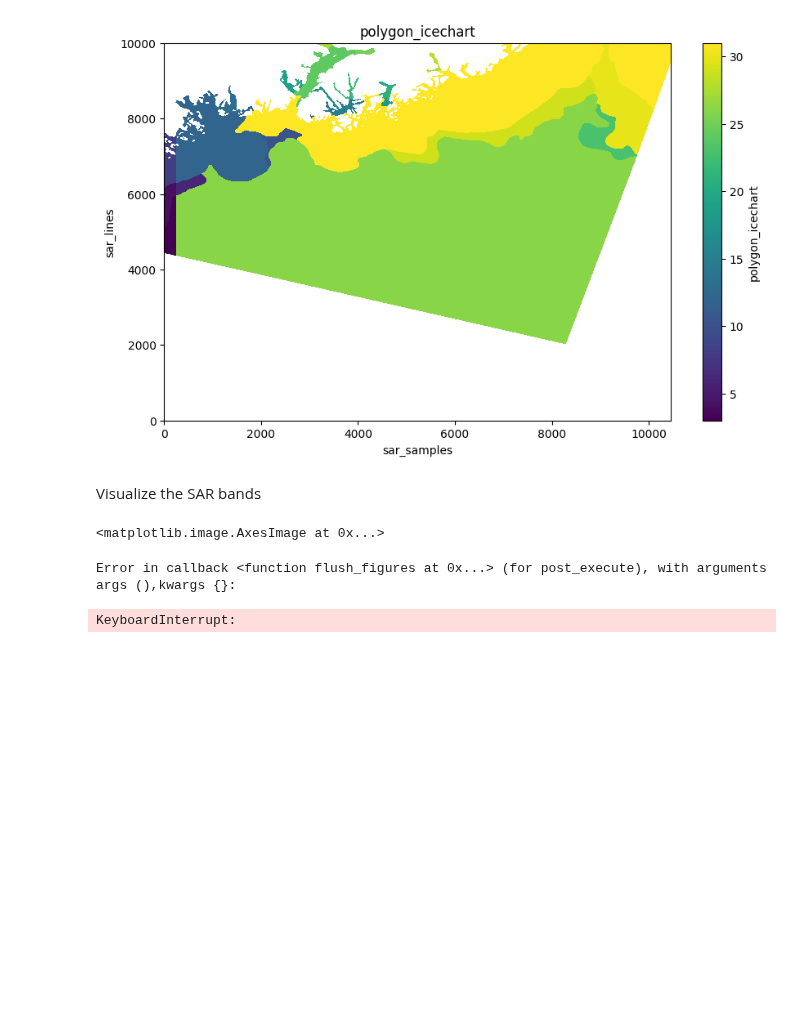
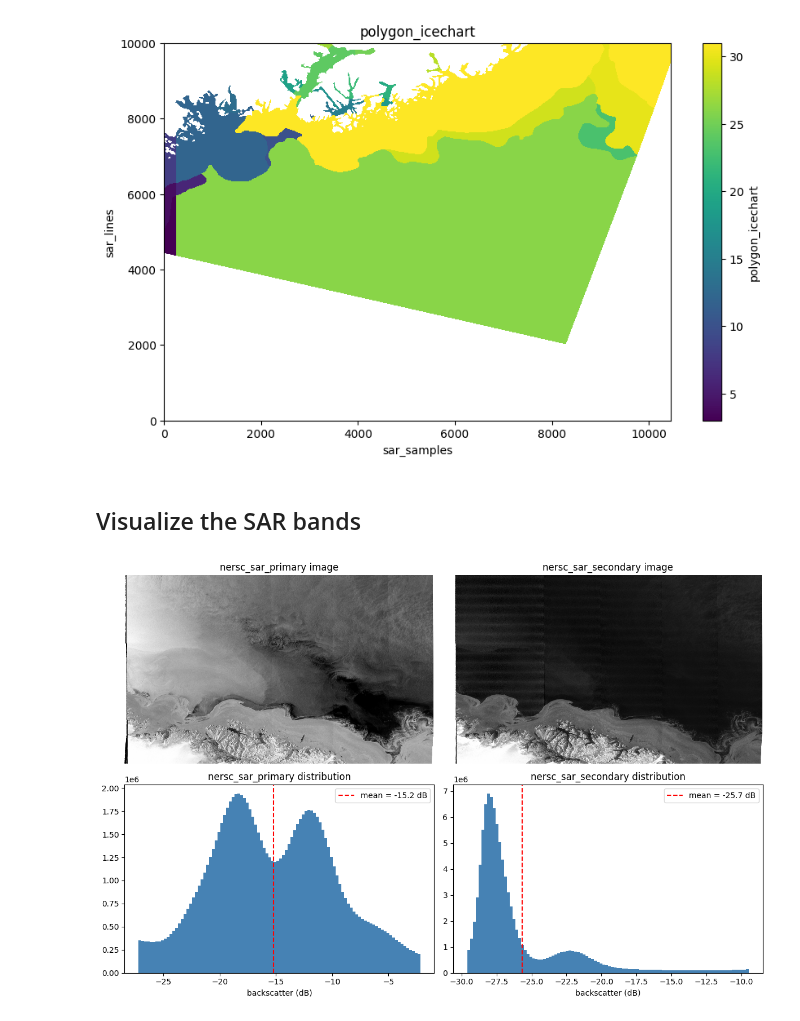
Before and after one commit to sparkgeo/arctic-showcase, a Jupyter notebook: notebooks/eda-raw-data.ipynb, the cells around one changed output. Saved outputs shown, nothing was run; the diff lists cells and outputs as text; code cells hidden in the pictures; blank space fills up the shorter version.

```diff
--- a/notebooks/eda-raw-data.ipynb
+++ b/notebooks/eda-raw-data.ipynb
@@ -40,0 +43,16 @@ Key variables to consider are nersc_sar_primary, nersc_sar_secondary, sar_grid_i
+# %%
+rows = []
+for v in data.data_vars:
+    arr = data[v].values
+    flat = arr.flatten().astype(float)
+    valid = flat[~np.isnan(flat) & (flat != 255)]
+    rows.append({
+        'variable': v,
+        'shape': str(arr.shape),
+        'dtype': arr.dtype,
+        'mean': np.mean(valid),
+        'std': np.std(valid),
+        'min': round(float(valid.min()),3) if len(valid) else None,
+        'max': round(float(valid.max()),3) if len(valid) else None,
+    })
+display(pd.DataFrame(rows))
@@ -49,12 +87,32 @@ for var in ['nersc_sar_primary', 'nersc_sar_secondary', 'polygon_icechart']:
 [figure]
 [figure]
 # %% [markdown]
-Visualize the SAR bands
+## Visualize the SAR bands
 # %%
-fig, axes = plt.subplots(1, 3, figsize=(18, 6))
-axes[0].imshow(data['nersc_sar_primary'].values, cmap='gray')
-axes[1].imshow(data['nersc_sar_secondary'].values, cmap='gray')
+sar_vars = [v for v in ['nersc_sar_primary', 'nersc_sar_secondary'] if v in data]
+
+fig, axes = plt.subplots(2, len(sar_vars), figsize=(12, 8))
+
+for i, var in enumerate(sar_vars):
+    pols = data[var].attrs.get('polarization', var) # reading "HH" or "HV"
+    arr = data[var].values.astype(float)
+    flat = arr[~np.isnan(arr)].flatten()
+
+    lo,hi = np.percentile(flat,2), np.percentile(flat,98)
+
+    img = np.clip((arr - lo) / (hi - lo), 0, 1) # normalize to [0,1]
+    axes[0,i].imshow(img, cmap='gray', aspect='auto')
+    axes[0,i].set_title(f'{pols} image')
+    axes[0,i].axis('off')
+
+    axes[1,i].hist(flat, bins=100, range=(lo, hi), color='steelblue')
+    axes[1,i].axvline(flat.mean(), color='red', linestyle='dashed', label=f'mean = {flat.mean():.1f} dB')
+    axes[1,i].set_xlabel("backscatter (dB)")
+    axes[1,i].set_title(f'{pols} distribution')
+    axes[1,i].legend()
+
+
+plt.tight_layout()
+plt.show()
 # %% [output]
-<matplotlib.image.AxesImage at 0x...>
-Error in callback <function flush_figures at 0x...> (for post_execute), with arguments args (),kwargs {}:
-KeyboardInterrupt:
+[figure, added]
```
Also changed, not shown: parts of 6 cells of this notebook.
